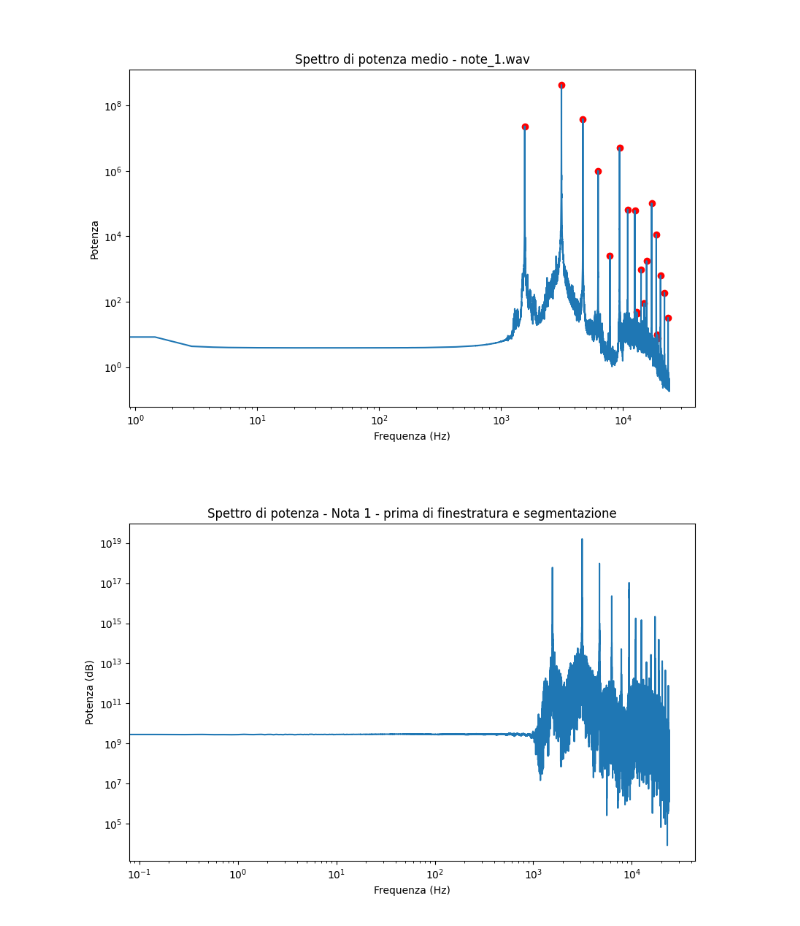
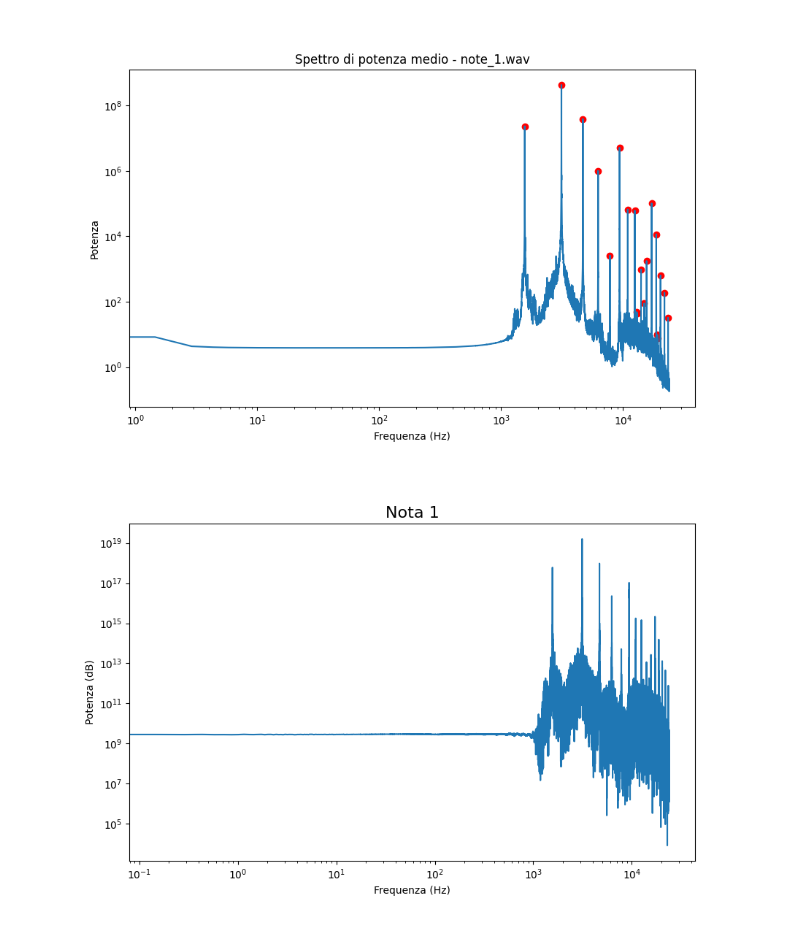
Before and after one commit to Lvetto/lmd_organo, a Jupyter notebook: figure/spettri.ipynb, the cells around one changed output. Drawn from its saved outputs; the diff is of its cells as text; code cells hidden in the pictures.

```diff
--- a/figure/spettri.ipynb
+++ b/figure/spettri.ipynb
@@ -137,32 +137,32 @@ Dropdown(description='Spettro:', options=('note_1.wav', 'note_2.wav', 'note_3.wa
 # %%
 nota = "note_1.wav"
 
 plt.figure(figsize=(10, 6))
 
 # spettro della nota 1 non ripulito e senza taglio RMS
 rate, data = readwav(os.path.join('Data_organ', nota))
 note = data[:,0]
 raw_spect_r = np.abs(rfft(note))**2 # normalizzazione per ottenere la potenza corretta
 freq_r = rfftfreq(len(note), d=1/rate)
 
 # spettro della nota 1 dopo il processo di segmentazione e finestratura
 freqs, avg_spectrum = avg_spectra[nota]
 
 delta_y = 0#raw_spect_r[0] - avg_spectrum[0] # spostamento verticale per allineare i due spettri al primo picco
 
 plt.plot(freq_r, raw_spect_r - delta_y, label='Spettro prima del processo di segmentazione e finestratura')
 #plt.plot(freqs, avg_spectrum, label='Spettro dopo il processo di segmentazione e finestratura')
 
 plt.xscale('log')
 plt.yscale('log')
 
 plt.xlabel("Frequenza (Hz)")
 plt.ylabel("Potenza (dB)")
-plt.title("Spettro di potenza - Nota 1 - prima di finestratura e segmentazione")
+plt.title("Nota 1", fontsize=16)
 #plt.legend()
 
 plt.savefig("spettro_note_1_raw.pdf", format='pdf', bbox_inches='tight')
 
 plt.show()
 # %% [output]
-[figure, old version]
+[figure, new version]
```
Also changed, not shown: 2 other files.
